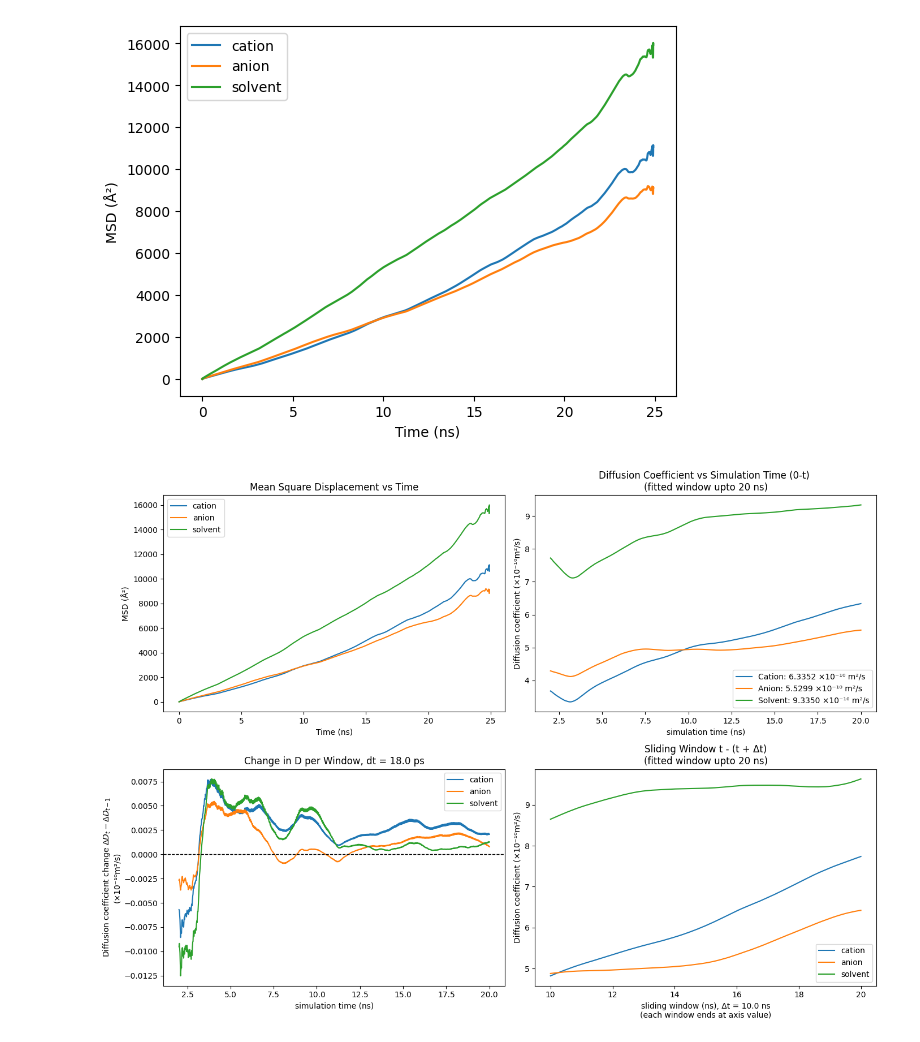
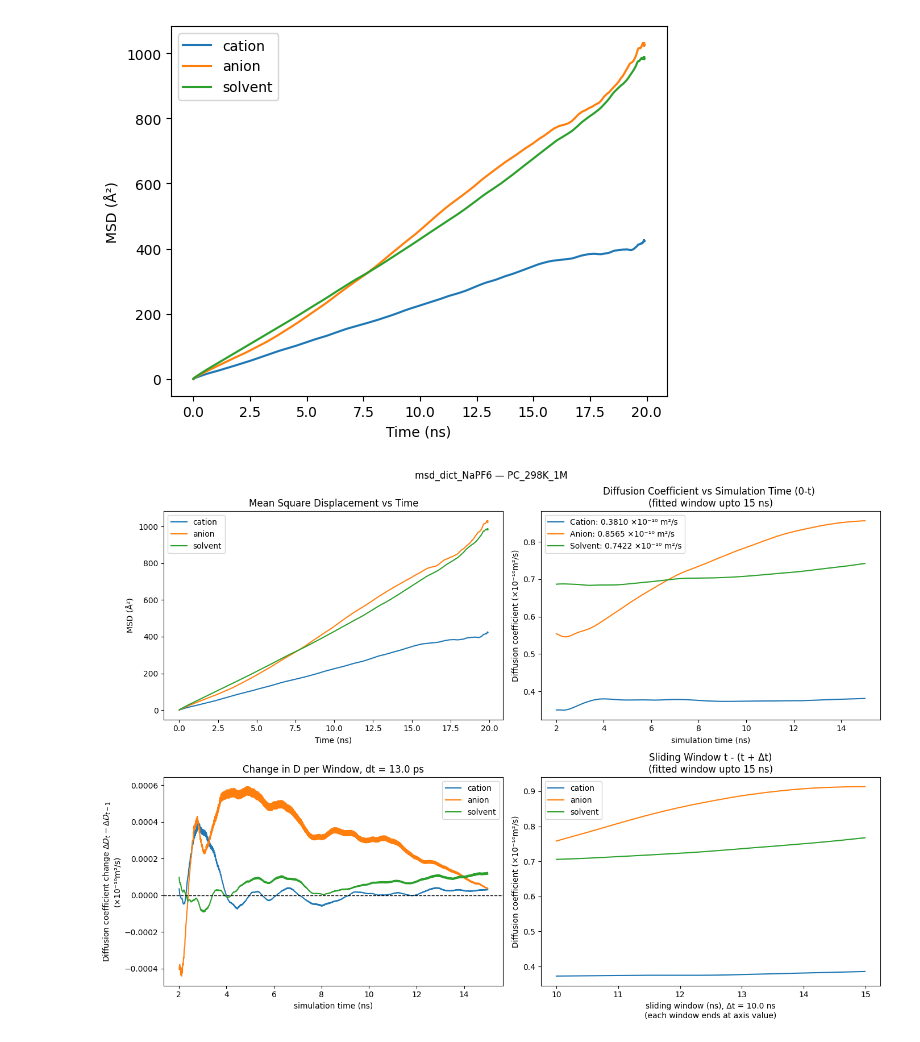
Before and after one commit to ishanthewizard/MLFF-distill, a Jupyter notebook: APPLICATIONS/electrolytes/observable_scripts/mean_square_displacement/analysis.ipynb, the cells around one changed output. Cells and saved outputs as stored; diff of their text form; code cells hidden in the pictures.

```diff
--- a/APPLICATIONS/electrolytes/observable_scripts/mean_square_displacement/analysis.ipynb
+++ b/APPLICATIONS/electrolytes/observable_scripts/mean_square_displacement/analysis.ipynb
@@ -22,8 +23,8 @@ def fit_diffusion_wrapper(tau, msd_cat, msd_anion, msd_solvent, TAU_MIN_FIT_PS,
 
     return Dcat_1e10, Danion_1e10, Dsolv_1e10, Dcat_a2ps, Danion_a2ps, Dsolv_a2ps
 # %%
-msd_dict_path = Path("/home/yuejian/project/MLFF-distill/yuejian/temp_observable/converge_11_28/25ns/msd_dict_NaPF6 — DME_298K_1M.pkl")
-
+msd_dict_path = Path("/global/homes/y/yuejian/project/MLFF-distill/yuejian/electrolyte_application/ablate_distillation/observables/msd/converge_12_6/20ns_batch_3/msd_dict_NaPF6 — PC_298K_1M.pkl")
+base_name = os.path.basename(msd_dict_path).strip(".pkl")
 # Load the msd_dict files using pickle
 with open(msd_dict_path, "rb") as f:
     msd_dict_naotf = pickle.load(f)
@@ -49,9 +50,9 @@ plt.ylabel("MSD (Å²)")
 plt.legend()
 plt.show()
 # %% [output]
-[figure, old version]
+[figure, new version]
 # %%
-fit_window_upto_ns = 20
+fit_window_upto_ns = 15
 
 fig, axs = plt.subplots(2, 2, figsize=(14, 10))
 axs = axs.flatten()
@@ -115,34 +116,35 @@ end_ps_list = []
 while end_ps < max_ps:
     fit_windows.append((start_ps, end_ps))
     end_ps_list.append(end_ps)
     start_ps = start_ps + 10 #ps
     end_ps = start_ps + window_size
 
 D_cations_slide = []
 D_anions_slide = []
 D_solvent_slide = []
 for min_fit_ps, max_fit_ps in fit_windows:
     Dcat_1e10, Danion_1e10, Dsolv_1e10, _, _, _ = fit_diffusion_wrapper(
         tau_naotf, msd_cat_naotf, msd_anion_naotf, msd_solvent_naotf, min_fit_ps, max_fit_ps
     )
     D_cations_slide.append(Dcat_1e10)
     D_anions_slide.append(Danion_1e10)
     D_solvent_slide.append(Dsolv_1e10)
 
 end_ps_list_ns = np.array(end_ps_list) / 1000
 
 axs[3].plot(end_ps_list_ns, D_cations_slide,label="cation")
 axs[3].plot(end_ps_list_ns, D_anions_slide,label="anion")
 axs[3].plot(end_ps_list_ns, D_solvent_slide,label="solvent")
 axs[3].legend()
 axs[3].set_xlabel(f"sliding window (ns), Δt = {window_size/1000} ns\n(each window ends at axis value)")
 axs[3].set_ylabel("Diffusion coefficient (×10⁻¹⁰m²/s)")
 axs[3].set_title(f"Sliding Window t - (t + Δt)\n(fitted window upto {fit_window_upto_ns} ns)")
 
+fig.suptitle(base_name)
 plt.tight_layout()
 plt.show()
 # %% [output]
-[figure, old version]
+[figure, new version]
 # %%
 # fit_window_upto_ns = 18
 # min_fit_ps = 0
```
Also changed, not shown: parts of 1 cell of this notebook, 18 other files.
